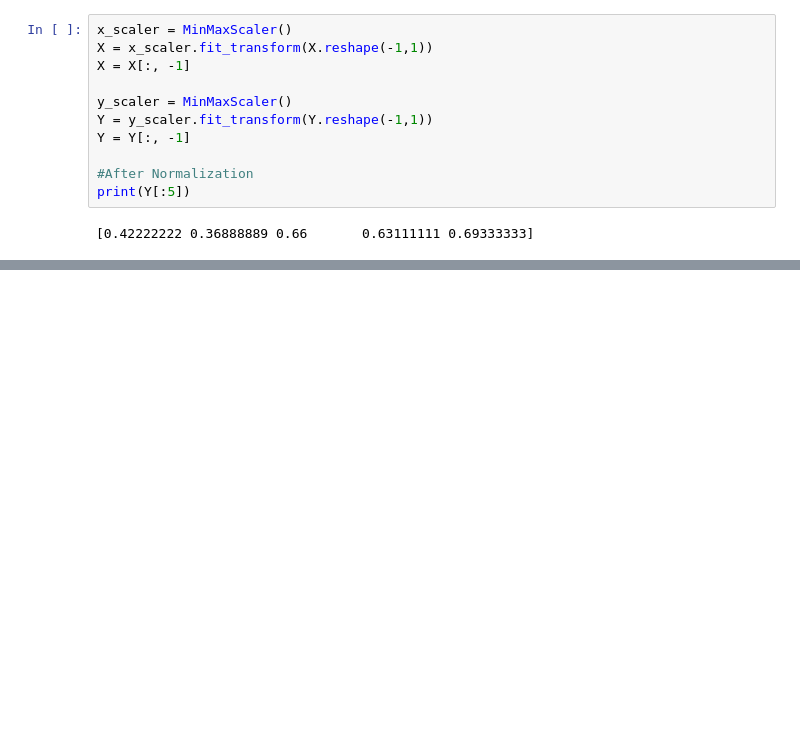
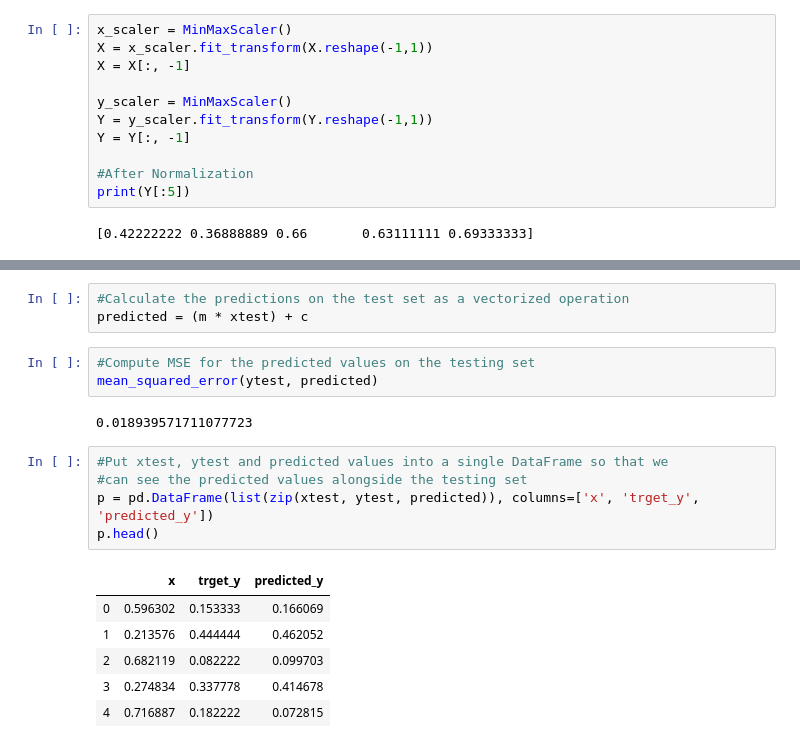
Before and after one commit to sumitksingh17/Machine-Learning, a Jupyter notebook: LinearRegression.ipynb, the cells around one changed output, grey strips where cells are left out. Cells and saved outputs as stored; diff of their text form; blank space fills up the shorter version.

```diff
--- a/LinearRegression.ipynb
+++ b/LinearRegression.ipynb
@@ -186,0 +293,20 @@ def error(m,x,c,t):
+# %%
+#Calculate the predictions on the test set as a vectorized operation
+predicted = (m * xtest) + c
+# %%
+#Compute MSE for the predicted values on the testing set
+mean_squared_error(ytest, predicted)
+# %% [output]
+0.018939571711077723
+# %%
+#Put xtest, ytest and predicted values into a single DataFrame so that we
+#can see the predicted values alongside the testing set
+p = pd.DataFrame(list(zip(xtest, ytest, predicted)), columns=['x', 'trget_y', 'predicted_y'])
+p.head()
+# %% [output]
+|  | x | trget_y | predicted_y |
+| 0 | 0.596302 | 0.153333 | 0.166069 |
+| 1 | 0.213576 | 0.444444 | 0.462052 |
+| 2 | 0.682119 | 0.082222 | 0.099703 |
+| 3 | 0.274834 | 0.337778 | 0.414678 |
+| 4 | 0.716887 | 0.182222 | 0.072815 |
```
Also changed, not shown: parts of 12 cells of this notebook.
